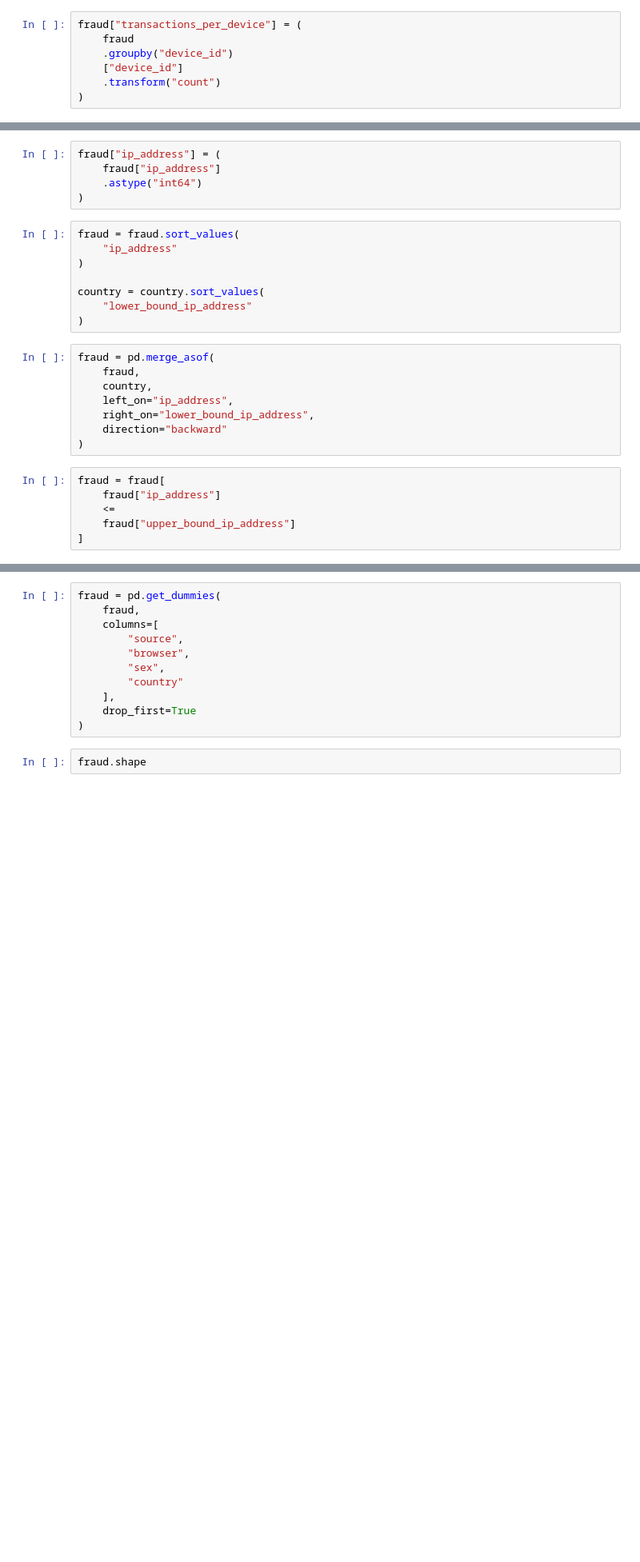
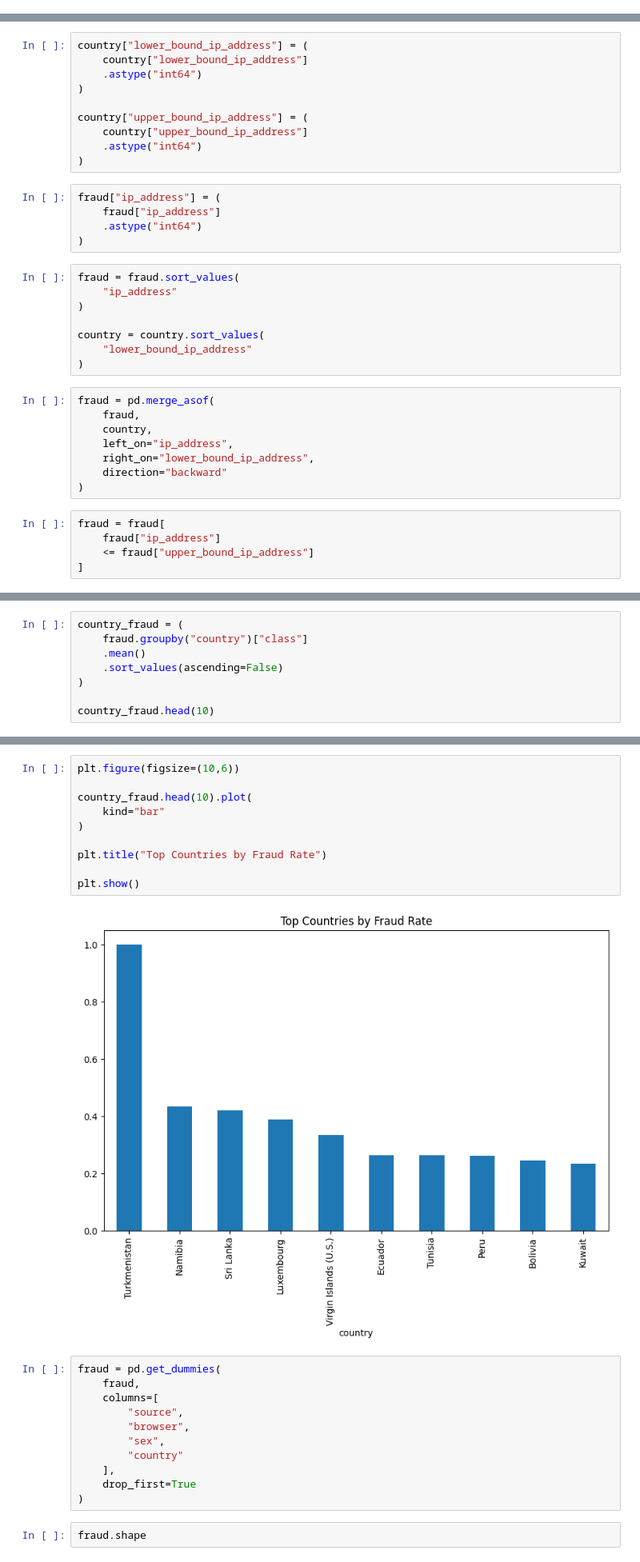
Before and after one commit to konesham2014/fraud-detection, a Jupyter notebook: notebooks/feature-engineering.ipynb, the cells around one changed output, grey strips where cells are left out. Shown at 80% size. Drawn from its saved outputs; the diff is of its cells as text; blank space fills up the shorter version.

```diff
--- a/notebooks/feature-engineering.ipynb
+++ b/notebooks/feature-engineering.ipynb
@@ -67,7 +70,0 @@ fraud["transaction_count"] = (
-# %%
-fraud["transactions_per_device"] = (
-    fraud
-    .groupby("device_id")
-    ["device_id"]
-    .transform("count")
-)
@@ -85,3 +71,13 @@ country.head()
+# %%
+country["lower_bound_ip_address"] = (
+    country["lower_bound_ip_address"]
+    .astype("int64")
+)
+
+country["upper_bound_ip_address"] = (
+    country["upper_bound_ip_address"]
+    .astype("int64")
+)
 # %%
 fraud["ip_address"] = (
     fraud["ip_address"]
@@ -106,6 +102,5 @@ fraud = pd.merge_asof(
 # %%
 fraud = fraud[
     fraud["ip_address"]
-    <=
-    fraud["upper_bound_ip_address"]
+    <= fraud["upper_bound_ip_address"]
 ]
@@ -141,0 +149,8 @@ plt.show()
+# %%
+country_fraud = (
+    fraud.groupby("country")["class"]
+    .mean()
+    .sort_values(ascending=False)
+)
+
+country_fraud.head(10)
@@ -142,3 +170,15 @@ plt.show()
+# %%
+plt.figure(figsize=(10,6))
+
+country_fraud.head(10).plot(
+    kind="bar"
+)
+
+plt.title("Top Countries by Fraud Rate")
+
+plt.show()
+# %% [output]
+[figure, added]
 # %%
 fraud = pd.get_dummies(
     fraud,
```
Also changed, not shown: parts of 28 cells of this notebook, 3 other files.
